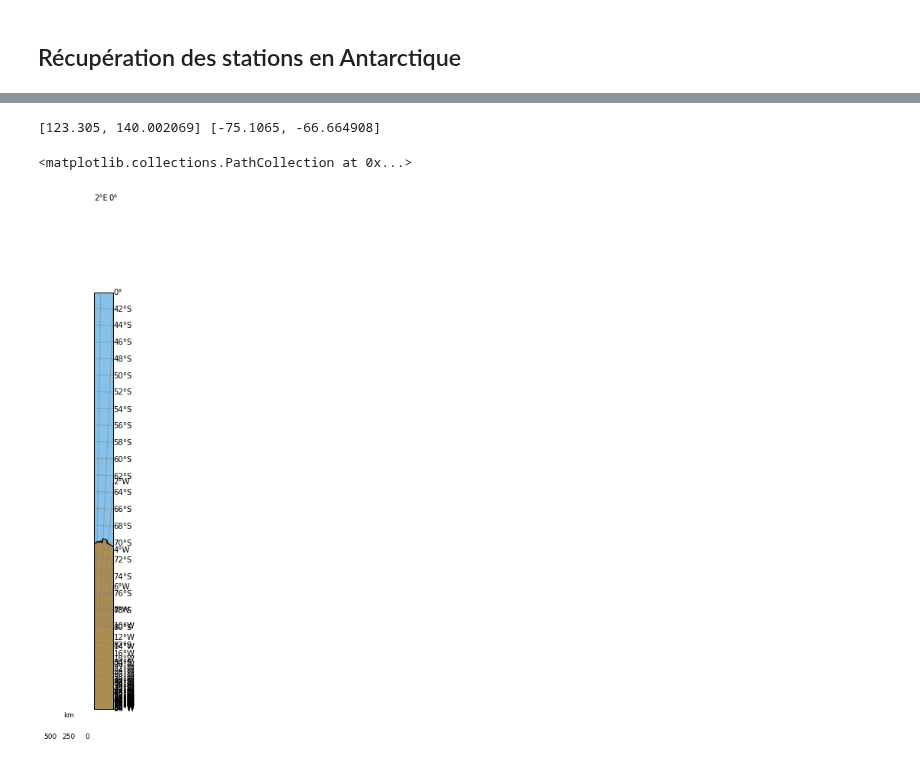
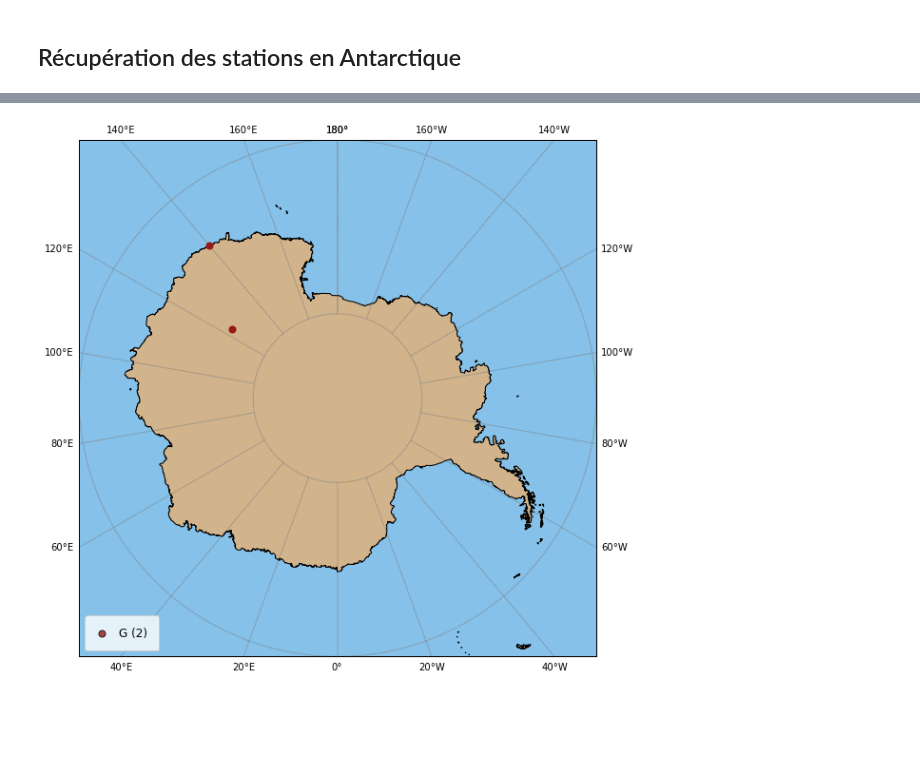
Before and after one commit to FlavienMattern/seismic-noise, a Jupyter notebook: get_stations.ipynb, the cells around one changed output, grey strips where cells are left out. Cells and saved outputs as stored; diff of their text form; code cells hidden in the pictures; blank space fills up the shorter version.

```diff
--- a/get_stations.ipynb
+++ b/get_stations.ipynb
@@ -19,7 +19,7 @@ client = Client("RESIF")
 tStart = UTCDateTime("2020-02-15")
 tEnd = UTCDateTime("2021-06-30")
 load_stations = False
-st_file = "DATA/stations_fr.xml"
+st_file = "DATA/st_metadata/stations_fr.xml"
 # %%
 if load_stations:
     inventory = client.get_stations(network="FR,G,RD",
@@ -83,7 +129,7 @@ m.scatter(lon, lat, s=50, marker="o", zorder=20, color="black")
 # %%
 client = Client("RESIF")
 load_stations = False
-st_file = "DATA/stations_antartctic.xml"
+st_file = "DATA/st_metadata/stations_antartctic.xml"
 # %%
 if load_stations:
     inventory = client.get_stations(network="G",
@@ -116,28 +157,40 @@ plt.show()
 # %%
 # Récupération des informations
 lat = [ inventory.networks[j].stations[i].latitude for j in range(len(inventory.networks)) for i in range(len(inventory.networks[j].stations)) ]
 lon = [ inventory.networks[j].stations[i].longitude for j in range(len(inventory.networks)) for i in range(len(inventory.networks[j].stations)) ]
-print(lon, lat)
+
 code = inventory.get_contents()["channels"]
 code_unique = []
 for x in code:
     # check if exists in unique_list or not
     if x not in code_unique:
         code_unique.append(x)
 code = code_unique
 
 # Mise en graphique
 plt.figure(figsize=(10,10))
-m = create_map(latmin=-90, latmax=-40,
-           lonmin=50, lonmax=150,
-           resol="h",
-           style=None,
-           bar_width = 500,
-           bar_pos=4)
+resol = "h"
+
+# Définition du type de carte
+m = Basemap(projection='spstere', boundinglat=-60, lon_0=0, resolution=resol)
+
+m.fillcontinents(color='gray',lake_color='gray')
+m.drawcountries(linewidth=1, zorder=10)
+m.drawcoastlines(linewidth=1, zorder=10)
+m.drawparallels(np.arange(-80.,81.,20.),labels=[False,False,False,False], color="gray", zorder=1, linewidth=1)
+m.drawmeridians(np.arange(-180.,181.,20.),labels=[True,True,True,True], color="gray", zorder=1, linewidth=1)
+m.drawmapboundary(fill_color='#85C1E9')
+m.fillcontinents(color='tan',lake_color='lightblue')
 
 lon, lat  = m(lon, lat)
-m.scatter(lon, lat, s=50, marker="o", zorder=20, color="black")
+m.scatter(lon, lat, s=50, marker="o", zorder=20,edgecolors='black', color="#991818")
+
+# Affichage de la légende
+l1 = plt.scatter([],[], s=50, edgecolors='black', alpha=0.8, color="#991818")
+
+labels = ["G ({})".format(len(inventory.networks[0]))]
+
+leg = plt.legend([l1], labels, ncol=1, frameon=True, fontsize=12,
+                 handlelength=1, loc=3, borderpad = 1, handletextpad=1,scatterpoints = 1)
 # %% [output]
-[123.305, 140.002069] [-75.1065, -66.664908]
-<matplotlib.collections.PathCollection at 0x...>
-[figure, old version]
+[figure, new version]
```
Also changed, not shown: parts of 4 cells of this notebook.
